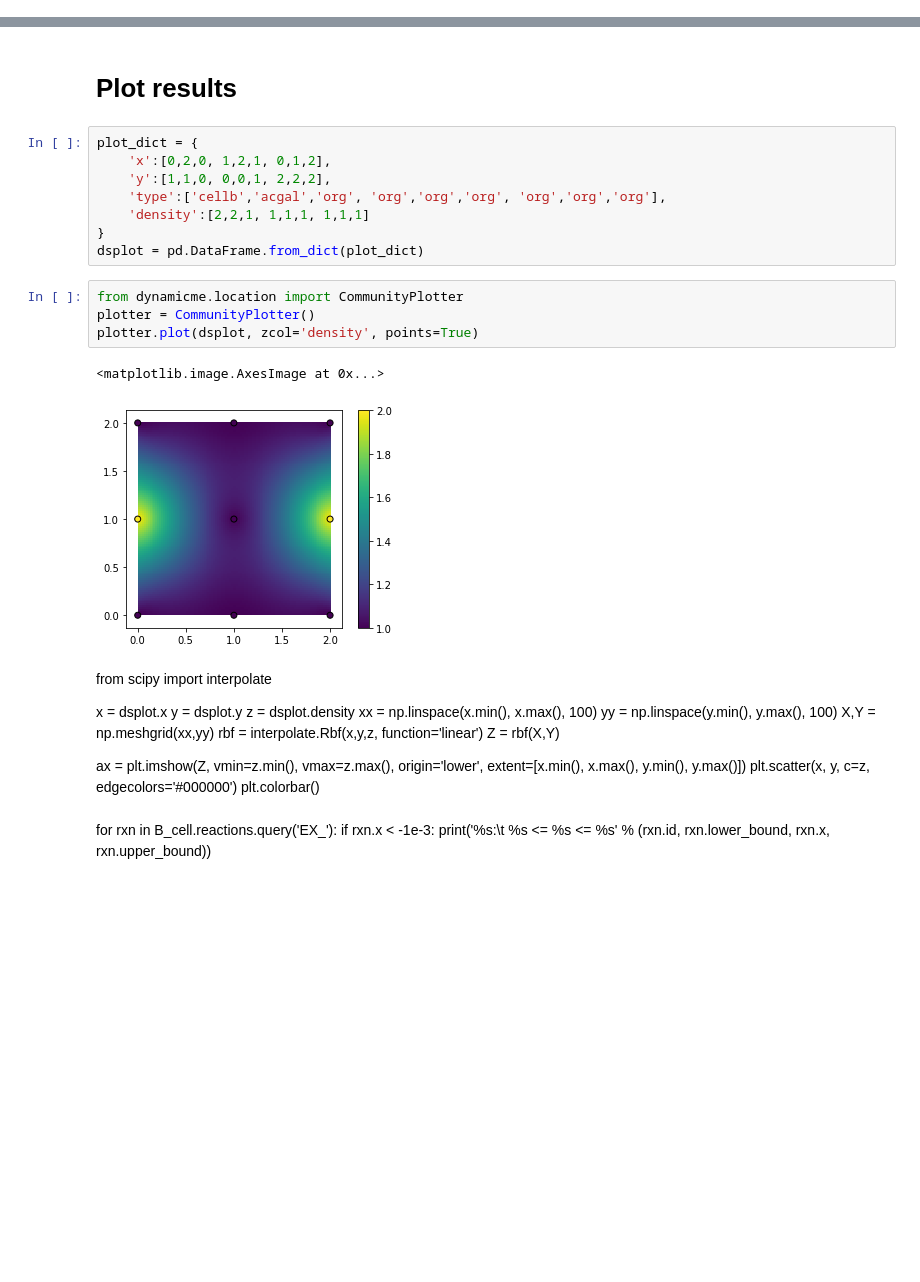
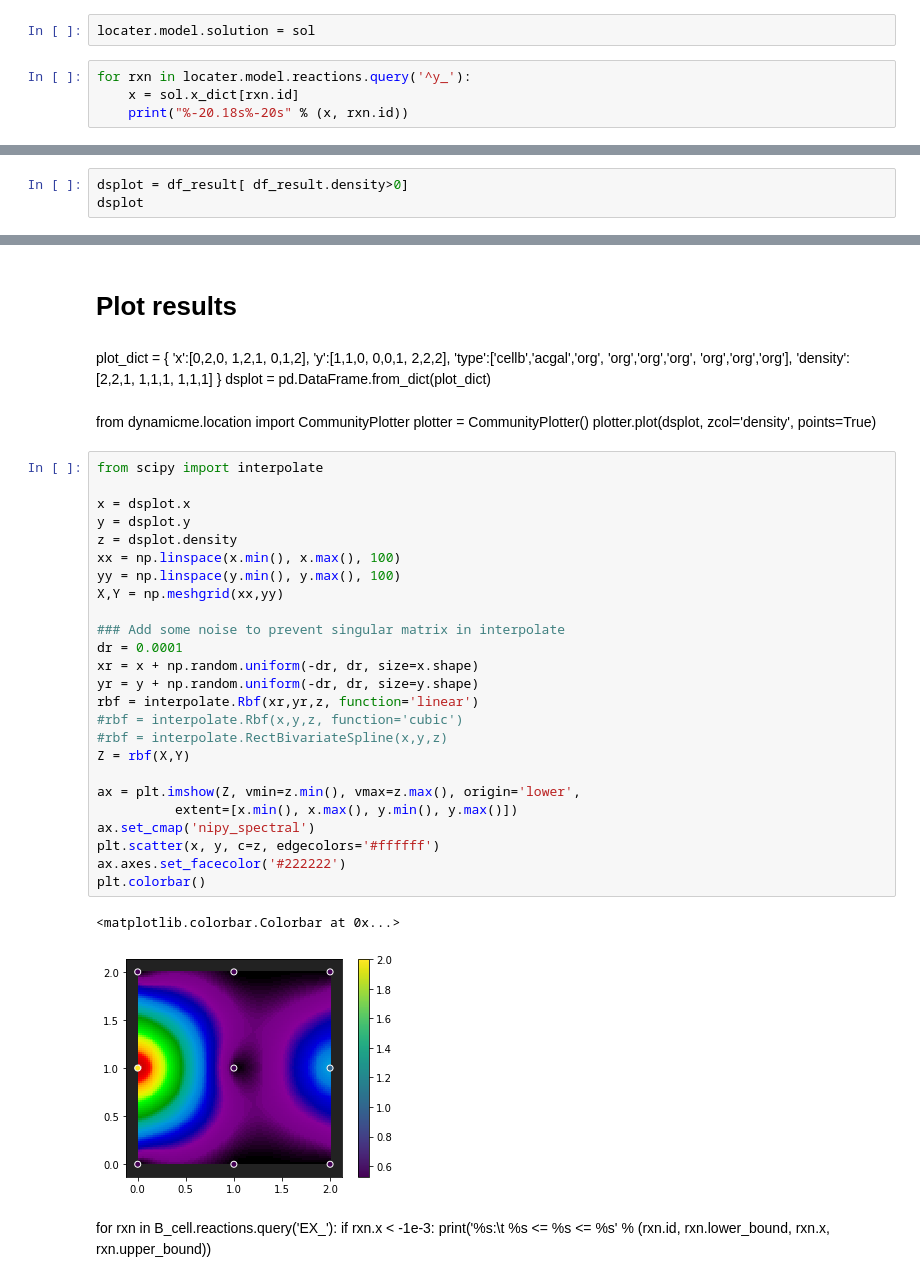
Before and after one commit to SBRG/dynamicme, a Jupyter notebook: notebooks/location/toy_location.ipynb, the cells around one changed output, grey strips where cells are left out. Cells and saved outputs as stored; diff of their text form; blank space fills up the shorter version.

```diff
--- a/notebooks/location/toy_location.ipynb
+++ b/notebooks/location/toy_location.ipynb
@@ -280,0 +267,6 @@ KeyError: 'Bacteroides_caccae_ATCC_43185'
+# %%
+locater.model.solution = sol
+# %%
+for rxn in locater.model.reactions.query('^y_'):
+    x = sol.x_dict[rxn.id]
+    print("%-20.18s%-20s" % (x, rxn.id))
@@ -280,0 +328,3 @@ KeyError: 'Bacteroides_caccae_ATCC_43185'
+# %%
+dsplot = df_result[ df_result.density>0]
+dsplot
@@ -281,36 +342,45 @@ KeyError: 'Bacteroides_caccae_ATCC_43185'
 # %% [markdown]
 # Plot results
-# %%
-plot_dict = {
-    'x':[0,2,0, 1,2,1, 0,1,2],
-    'y':[1,1,0, 0,0,1, 2,2,2],
-    'type':['cellb','acgal','org', 'org','org','org', 'org','org','org'],
-    'density':[2,2,1, 1,1,1, 1,1,1]
-}
-dsplot = pd.DataFrame.from_dict(plot_dict)
-# %%
-from dynamicme.location import CommunityPlotter
-plotter = CommunityPlotter()
-plotter.plot(dsplot, zcol='density', points=True)
-# %% [output]
-<matplotlib.image.AxesImage at 0x...>
-[figure, removed]
-# %% [markdown]
-from scipy import interpolate
-
-x = dsplot.x
-y = dsplot.y
-z = dsplot.density
-xx = np.linspace(x.min(), x.max(), 100)
-yy = np.linspace(y.min(), y.max(), 100)
-X,Y = np.meshgrid(xx,yy)
-rbf = interpolate.Rbf(x,y,z, function='linear')
-Z = rbf(X,Y)
-
-ax = plt.imshow(Z, vmin=z.min(), vmax=z.max(), origin='lower',
-          extent=[x.min(), x.max(), y.min(), y.max()])
-plt.scatter(x, y, c=z, edgecolors='#000000')
-plt.colorbar()
+# %% [markdown]
+plot_dict = {
+    'x':[0,2,0, 1,2,1, 0,1,2],
+    'y':[1,1,0, 0,0,1, 2,2,2],
+    'type':['cellb','acgal','org', 'org','org','org', 'org','org','org'],
+    'density':[2,2,1, 1,1,1, 1,1,1]
+}
+dsplot = pd.DataFrame.from_dict(plot_dict)
+# %% [markdown]
+from dynamicme.location import CommunityPlotter
+plotter = CommunityPlotter()
+plotter.plot(dsplot, zcol='density', points=True)
+# %%
+from scipy import interpolate
+
+x = dsplot.x
+y = dsplot.y
+z = dsplot.density
+xx = np.linspace(x.min(), x.max(), 100)
+yy = np.linspace(y.min(), y.max(), 100)
+X,Y = np.meshgrid(xx,yy)
+
+### Add some noise to prevent singular matrix in interpolate
+dr = 0.0001
+xr = x + np.random.uniform(-dr, dr, size=x.shape)
+yr = y + np.random.uniform(-dr, dr, size=y.shape)
+rbf = interpolate.Rbf(xr,yr,z, function='linear')
+#rbf = interpolate.Rbf(x,y,z, function='cubic')
+#rbf = interpolate.RectBivariateSpline(x,y,z)
+Z = rbf(X,Y)
+
+ax = plt.imshow(Z, vmin=z.min(), vmax=z.max(), origin='lower',
+          extent=[x.min(), x.max(), y.min(), y.max()])
+ax.set_cmap('nipy_spectral')
+plt.scatter(x, y, c=z, edgecolors='#ffffff')
+ax.axes.set_facecolor('#222222')
+plt.colorbar()
+# %% [output]
+<matplotlib.colorbar.Colorbar at 0x...>
+[figure, added]
 # %% [markdown]
 for rxn in B_cell.reactions.query('EX_'):
     if rxn.x < -1e-3:
```
Also changed, not shown: parts of 20 cells of this notebook, 1 other file.
